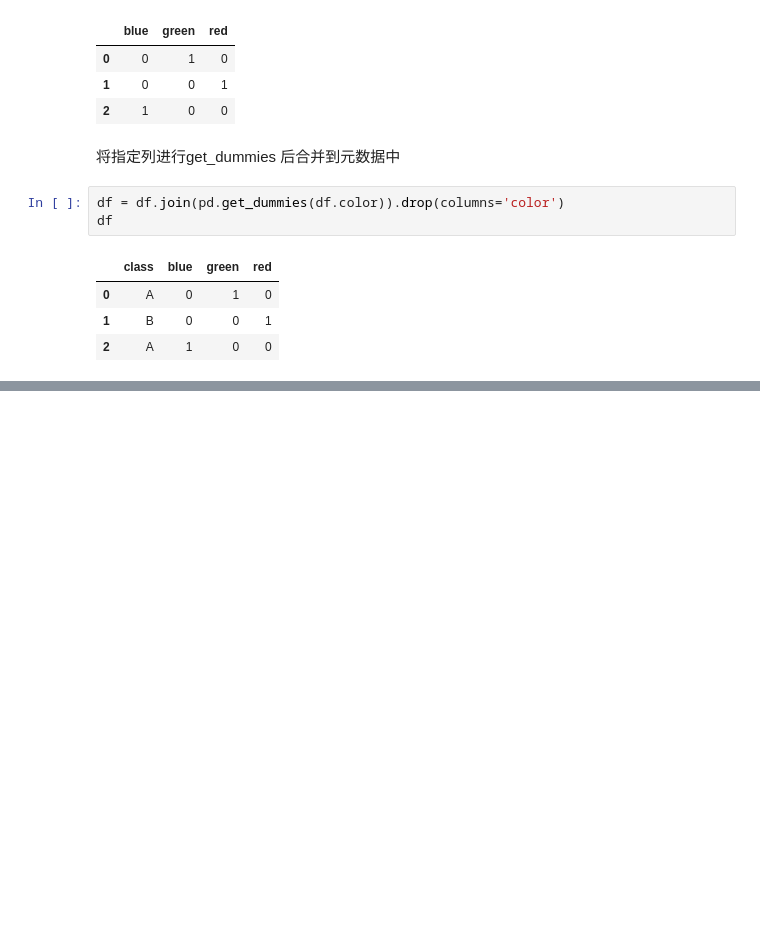
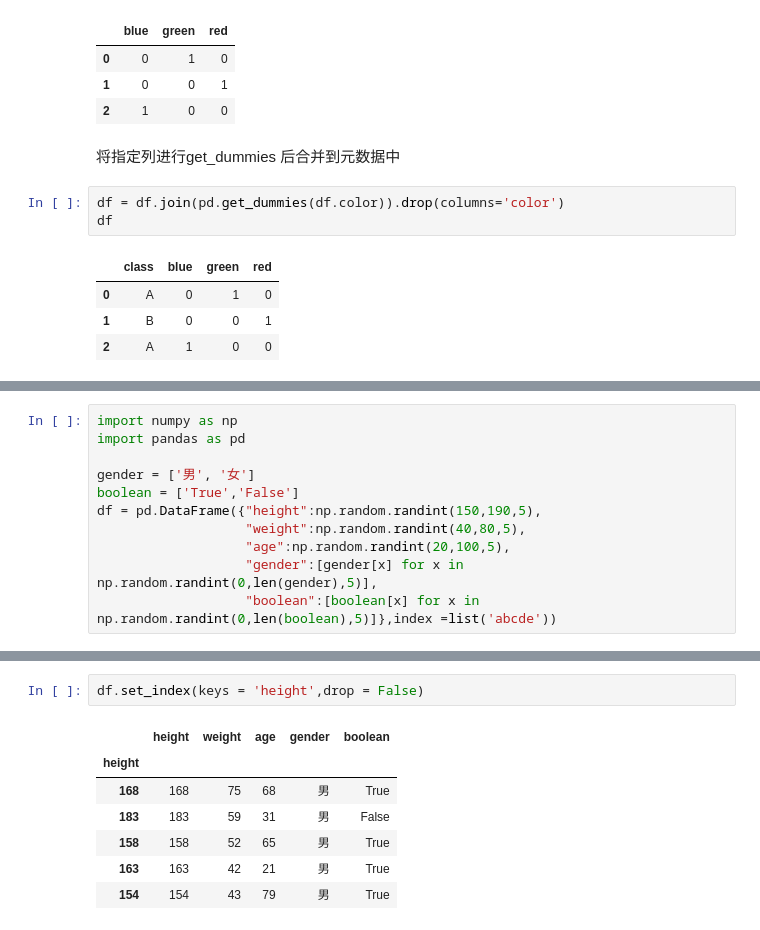
Before and after one commit to jackaihfia2334/Github, a Jupyter notebook: python/pd_np学习笔记.ipynb, the cells around one changed output, grey strips where cells are left out. Cells and saved outputs as stored; diff of their text form; blank space fills up the shorter version.

Commit message:
pd.set_index & df.reset_index

```diff
--- a/python/pd_np学习笔记.ipynb
+++ b/python/pd_np学习笔记.ipynb
@@ -272,0 +277,11 @@ df
+# %%
+import numpy as np
+import pandas as pd
+
+gender = ['男', '女']
+boolean = ['True','False']
+df = pd.DataFrame({"height":np.random.randint(150,190,5),
+                   "weight":np.random.randint(40,80,5),
+                   "age":np.random.randint(20,100,5),
+                   "gender":[gender[x] for x in np.random.randint(0,len(gender),5)],
+                   "boolean":[boolean[x] for x in np.random.randint(0,len(boolean),5)]},index =list('abcde'))
@@ -272,0 +307,10 @@ df
+# %%
+df.set_index(keys = 'height',drop = False)
+# %% [output]
+|  | height | weight | age | gender | boolean |
+| height |  |  |  |  |  |
+| 168 | 168 | 75 | 68 | 男 | True |
+| 183 | 183 | 59 | 31 | 男 | False |
+| 158 | 158 | 52 | 65 | 男 | True |
+| 163 | 163 | 42 | 21 | 男 | True |
+| 154 | 154 | 43 | 79 | 男 | True |
```
Also changed, not shown: parts of 11 cells of this notebook.
